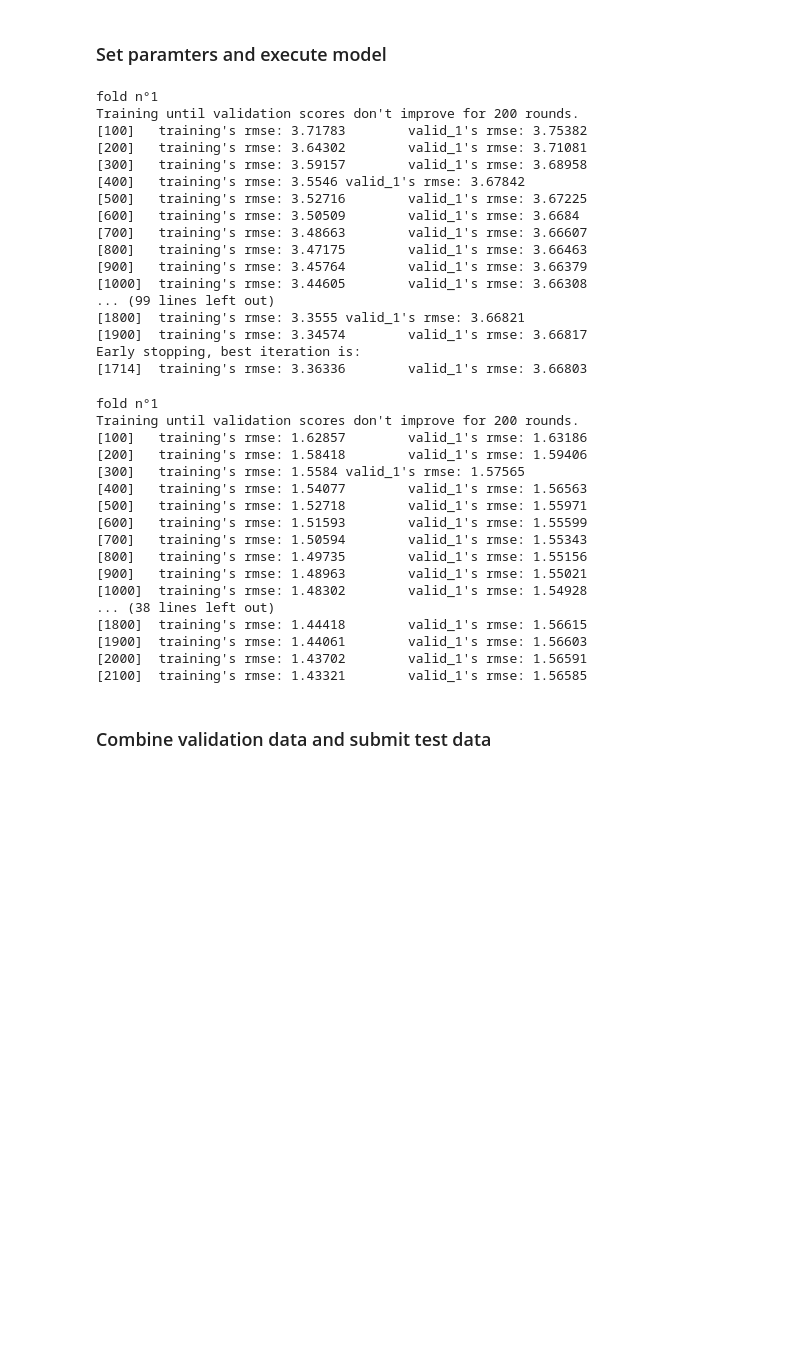
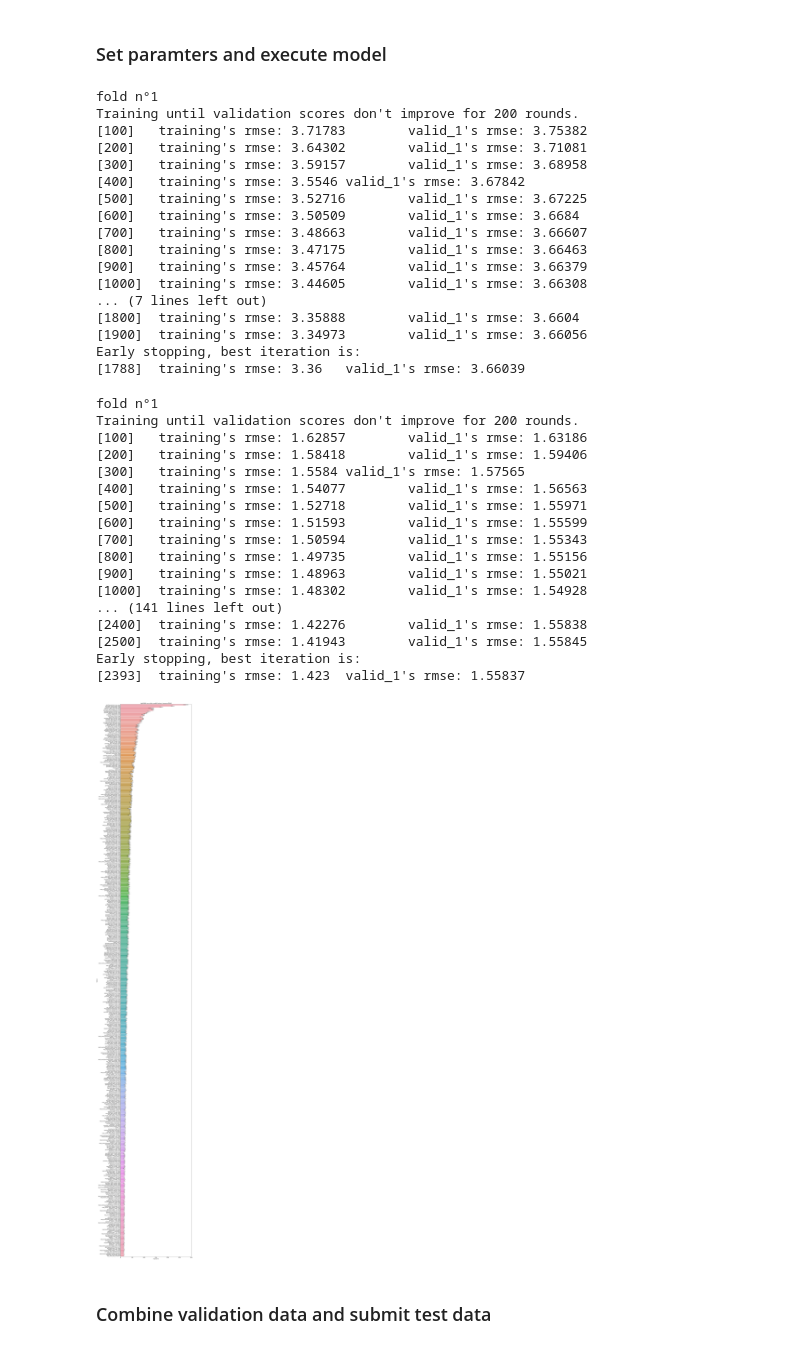
Before and after one commit to takuto0831/Elo_Merchant_Category_Recommend, a Jupyter notebook: jn/main.ipynb, the cells around one changed output. Drawn from its saved outputs; the diff is of its cells as text; code cells hidden in the pictures; blank space fills up the shorter version.

```diff
--- a/jn/main.ipynb
+++ b/jn/main.ipynb
@@ -47,0 +48,9 @@ train, test, features, target = base.read_data(train_name,test_name,features_nam
+# %%
+# read file
+train, test, features, best_features, target = \
+base.read_data(train_name = "train_20190112",
+               test_name = "test_20190112",
+               features_name = "features_20190112",
+               best_features_name = "non_outlier_features_importance",
+               num = 500,
+               home_path = home_path)
@@ -182,4 +196,10 @@ base.display_importances(lgb_importance_df,title="LightGBM",home_path=home_path,
 [figure]
 # %% [markdown]
 ### Extract best features
+# %%
+#extract best features
+best_features = base.extract_best_features(importance_df = lgb_importance_df,
+                                           num=500,
+                                           home_path = home_path,
+                                           file_name="best_features_500")
 # %%
@@ -277,7 +278,7 @@ Kfolds = KFold(n_splits=5, shuffle=True, random_state=831)
 # %%
 # basic model
 with base.timer("Light GBM basic regression"):
-    basic_val_lgb, basic_test_lgb, lgb_importance_df = \
+    basic_val_lgb, basic_test_lgb, basic_importance_lgb = \
     gb.GradientBoosting(algorithm = gb.Lightgbm,
                         param_set = param_reg,
                         train = train,
@@ -298,11 +299,11 @@ Training until validation scores don't improve for 200 rounds.
 [800]   training's rmse: 3.47175        valid_1's rmse: 3.66463
 [900]   training's rmse: 3.45764        valid_1's rmse: 3.66379
 [1000]  training's rmse: 3.44605        valid_1's rmse: 3.66308
-... (99 lines left out)
-[1800]  training's rmse: 3.3555 valid_1's rmse: 3.66821
-[1900]  training's rmse: 3.34574        valid_1's rmse: 3.66817
+... (7 lines left out)
+[1800]  training's rmse: 3.35888        valid_1's rmse: 3.6604
+[1900]  training's rmse: 3.34973        valid_1's rmse: 3.66056
 Early stopping, best iteration is:
-[1714]  training's rmse: 3.36336        valid_1's rmse: 3.66803
+[1788]  training's rmse: 3.36   valid_1's rmse: 3.66039
 # %%
 # save tmp folder
 np.save(home_path + '/Desktop/Elo_kaggle/output/tmp/basic_val' + '.npy', basic_val_lgb)
@@ -310,7 +321,7 @@ np.save(home_path + '/Desktop/Elo_kaggle/output/tmp/basic_test' + '.npy', basic_
 # %%
 # Exclusive outlier model
 with base.timer("Light GBM outlier regression"):
-    non_outlier_val_lgb, non_outlier_test_lgb, lgb_importance_df = \
+    non_outlier_val_lgb, non_outlier_test_lgb, non_outlier_importance_lgb = \
     gb.GradientBoosting(algorithm = gb.Lightgbm,
                         param_set = param_reg,
                         train = train[train["target_class"] == 0],
@@ -331,20 +342,32 @@ Training until validation scores don't improve for 200 rounds.
 [800]   training's rmse: 1.49735        valid_1's rmse: 1.55156
 [900]   training's rmse: 1.48963        valid_1's rmse: 1.55021
 [1000]  training's rmse: 1.48302        valid_1's rmse: 1.54928
-... (38 lines left out)
-[1800]  training's rmse: 1.44418        valid_1's rmse: 1.56615
-[1900]  training's rmse: 1.44061        valid_1's rmse: 1.56603
-[2000]  training's rmse: 1.43702        valid_1's rmse: 1.56591
-[2100]  training's rmse: 1.43321        valid_1's rmse: 1.56585
+... (141 lines left out)
+[2400]  training's rmse: 1.42276        valid_1's rmse: 1.55838
+[2500]  training's rmse: 1.41943        valid_1's rmse: 1.55845
+Early stopping, best iteration is:
+[2393]  training's rmse: 1.423  valid_1's rmse: 1.55837
 # %%
 # save tmp folder
 np.save(home_path + '/Desktop/Elo_kaggle/output/tmp/non_outlier_val' + '.npy', non_outlier_val_lgb)
 np.save(home_path + '/Desktop/Elo_kaggle/output/tmp/non_outlier_test' + '.npy', non_outlier_test_lgb)
 # remove memory save
 # import gc
 # del non_outlier_val_lgb
 # del non_outlier_test_lgb
 # gc.collect()
+#extract best features
+best_features = base.extract_best_features(importance_df = non_outlier_importance_lgb,
+                                           num=500,
+                                           home_path = home_path,
+                                           file_name="non_outlier_features_importance")
+# visualize importance
+base.display_importances(importance_df = non_outlier_importance_lgb,
+                         title = "LightGBM non outlier model",
+                         home_path = home_path,
+                         file_name = "non_outlier_best_features_500")
+# %% [output]
+[figure, added]
 # %%
 # Training Model For Outliers Classification
 with base.timer("Light GBM outlier clssigication"):
```
Also changed, not shown: parts of 7 cells of this notebook.
